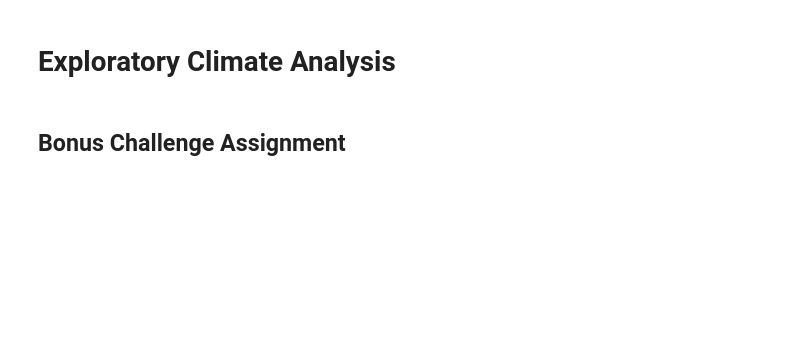
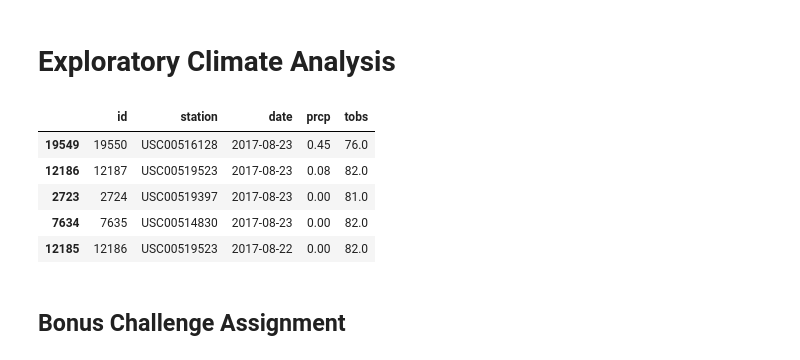
Before and after one commit to motofi/sqlalchemy-challenge, a Jupyter notebook: climate_starter.ipynb, the cells around one changed output. Drawn from its saved outputs; the diff is of its cells as text; code cells hidden in the pictures; blank space fills up the shorter version.

```diff
--- a/climate_starter.ipynb
+++ b/climate_starter.ipynb
@@ -138,4 +158,14 @@ tobs FLOAT
 # %% [markdown]
 # Exploratory Climate Analysis
+# %%
+data_msmt_dates = data.sort_values("date", ascending=False)
+data_msmt_dates.head()
+# %% [output]
+|  | id | station | date | prcp | tobs |
+| 19549 | 19550 | USC00516128 | 2017-08-23 | 0.45 | 76.0 |
+| 12186 | 12187 | USC00519523 | 2017-08-23 | 0.08 | 82.0 |
+| 2723 | 2724 | USC00519397 | 2017-08-23 | 0.00 | 81.0 |
+| 7634 | 7635 | USC00514830 | 2017-08-23 | 0.00 | 82.0 |
+| 12185 | 12186 | USC00519523 | 2017-08-22 | 0.00 | 82.0 |
 # %%
 # Design a query to retrieve the last 12 months of precipitation data and plot the results
```
Also changed, not shown: parts of 4 cells of this notebook.
